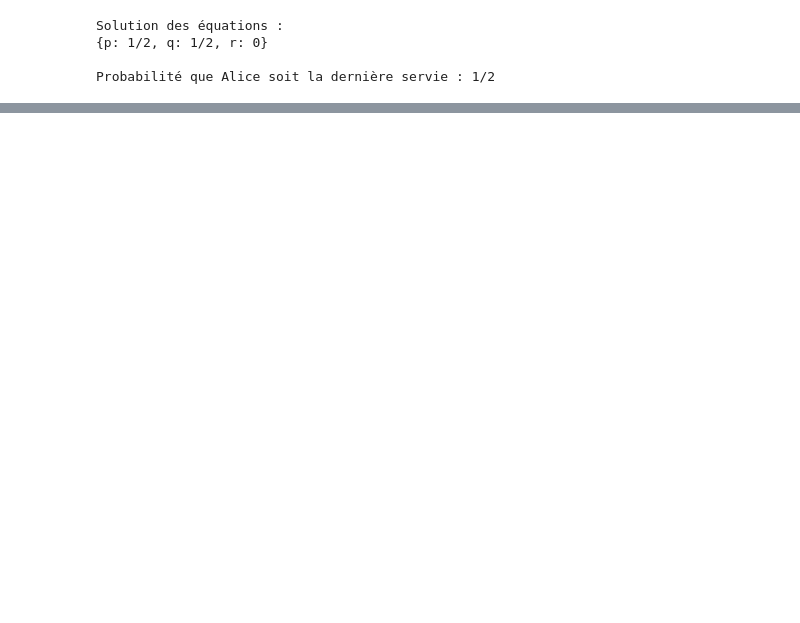
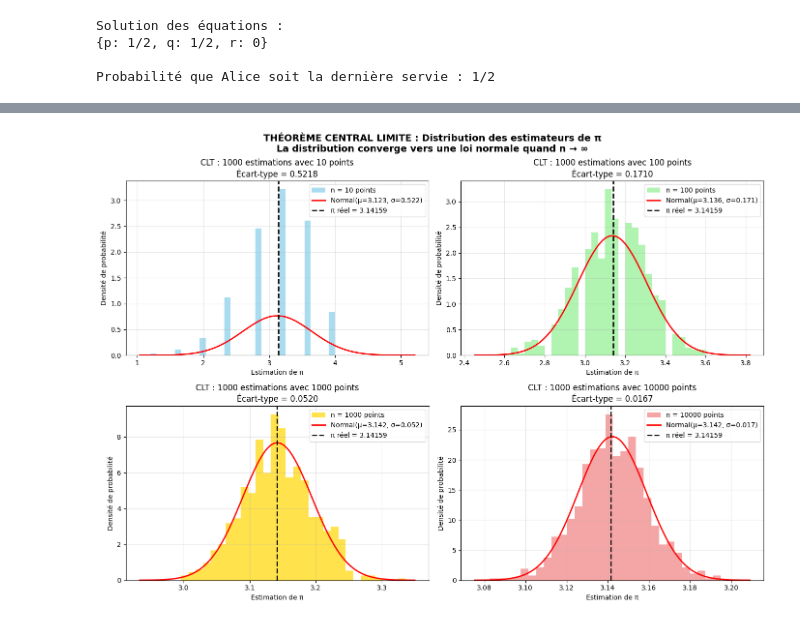
Before and after one commit to BentekhiciFarah/Proba_Miage, a Jupyter notebook: TP5.ipynb, the cells around one changed output, grey strips where cells are left out. Cells and saved outputs as stored; diff of their text form; code cells hidden in the pictures; blank space fills up the shorter version.

```diff
--- a/TP5.ipynb
+++ b/TP5.ipynb
@@ -48,0 +264,89 @@ Probabilité que Alice soit la dernière servie : 1/2
+# %%
+def estimate_pi(n_points):
+    """Estime π en utilisant n_points générés aléatoirement"""
+    x = np.random.uniform(0, 1, n_points)
+    y = np.random.uniform(0, 1, n_points)
+    distances = x**2 + y**2
+    inside_circle = np.sum(distances <= 1)
+    return 4 * inside_circle / n_points
+
+def multiple_pi_estimates(n_simulations, n_points):
+    """Répète l'estimation de π plusieurs fois"""
+    estimates = []
+    for _ in range(n_simulations):
+        estimates.append(estimate_pi(n_points))
+    return np.array(estimates)
+
+# =============================================================================
+# PARTIE CLT : Distribution des estimateurs
+# =============================================================================
+
+print("THÉORÈME CENTRAL LIMITE : Distribution des estimateurs de π")
+print("="*70)
+
+n_simulations = 1000
+point_levels = [10, 100, 1000, 10000]
+
+# Calcul des distributions
+distributions = {}
+print("Calcul des distributions...")
+for n_points in point_levels:
+    distributions[n_points] = multiple_pi_estimates(n_simulations, n_points)
+    print(f"✓ {n_points} points : {n_simulations} simulations terminées")
+
+#Histogramme
+
+print("\n" + "="*70)
+print("HISTOGRAMMES ")
+print("="*70)
+
+fig, axes = plt.subplots(2, 2, figsize=(14, 10))
+axes = axes.flatten()
+
+colors = ['skyblue', 'lightgreen', 'gold', 'lightcoral']
+
+for idx, n_points in enumerate(point_levels):
+    data = distributions[n_points]
+    mu, std = np.mean(data), np.std(data)
+
+    # Histogramme
+    n, bins, patches = axes[idx].hist(data, bins=30, density=True, alpha=0.7,
+                                     color=colors[idx], label=f'n = {n_points} points')
+
+    # Courbe normale théorique
+    x = np.linspace(mu - 4*std, mu + 4*std, 100)
+    axes[idx].plot(x, stats.norm.pdf(x, mu, std), 'r-', linewidth=2,
+                  label=f'Normal(μ={mu:.3f}, σ={std:.3f})')
+
+    # Valeur réelle de référence pi
+    axes[idx].axvline(np.pi, color='black', linestyle='--', linewidth=2,
+                     label='π réel = 3.14159')
+
+    axes[idx].set_xlabel('Estimation de π')
+    axes[idx].set_ylabel('Densité de probabilité')
+    axes[idx].set_title(f'CLT : {n_simulations} estimations avec {n_points} points\n'
+                       f'Écart-type = {std:.4f}')
+    axes[idx].legend()
+    axes[idx].grid(True, alpha=0.3)
+
+plt.suptitle('THÉORÈME CENTRAL LIMITE : Distribution des estimateurs de π\n'
+             'La distribution converge vers une loi normale quand n → ∞',
+             fontsize=14, fontweight='bold')
+plt.tight_layout()
+plt.show()
+# CONCLUSION
+
+print("\n" + "="*70)
+print("CONCLUSION - THÉORÈME CENTRAL LIMITE")
+print("="*70)
+
+
+print(" Pour n conséquent (1000+) : Distribution approximativement normale")
+print(" La variance diminue comme 1/√n")
+print(" La distribution se concentre autour de la valeur réelle π")
+
+print(" Écart-types observés :")
+for n_points in point_levels:
+    std = np.std(distributions[n_points])
+    print(f"   n = {n_points:5d} : σ = {std:.4f}")
+# %% [output]
@@ -48,0 +364 @@ Probabilité que Alice soit la dernière servie : 1/2
+[figure, added]
```
Also changed, not shown: parts of 13 cells of this notebook.
